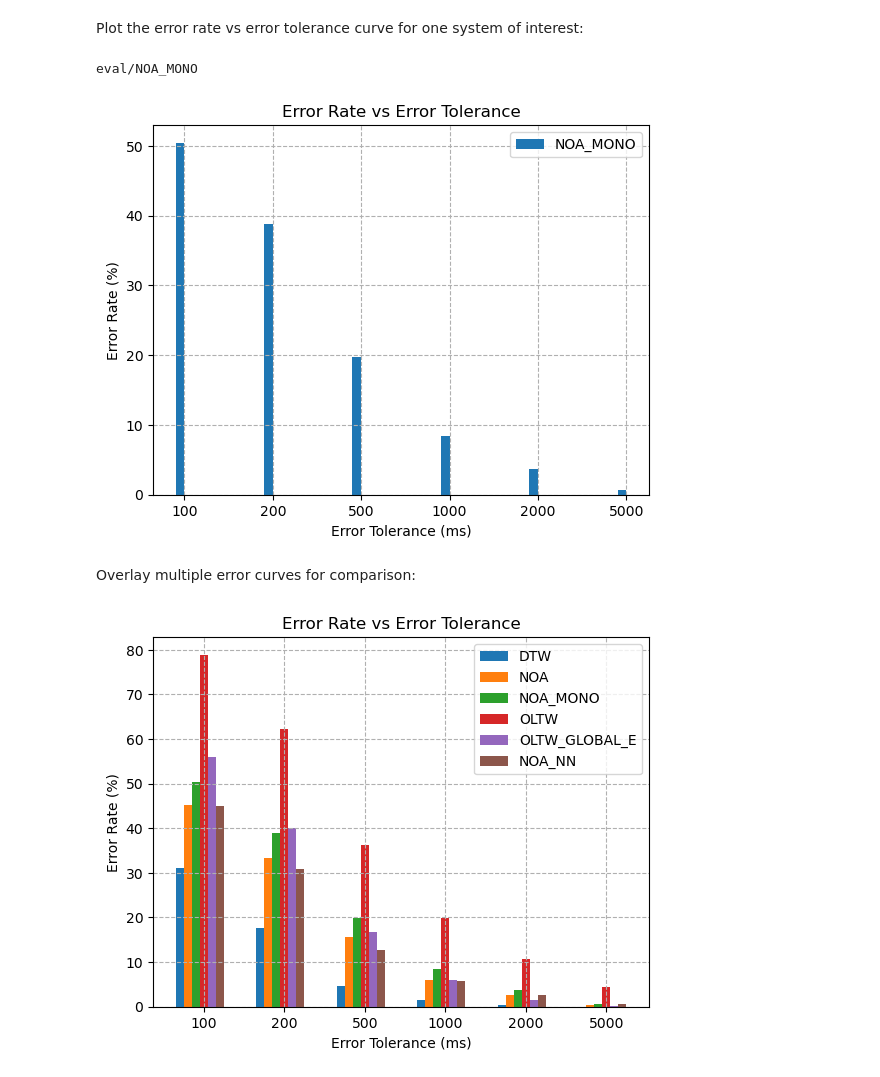
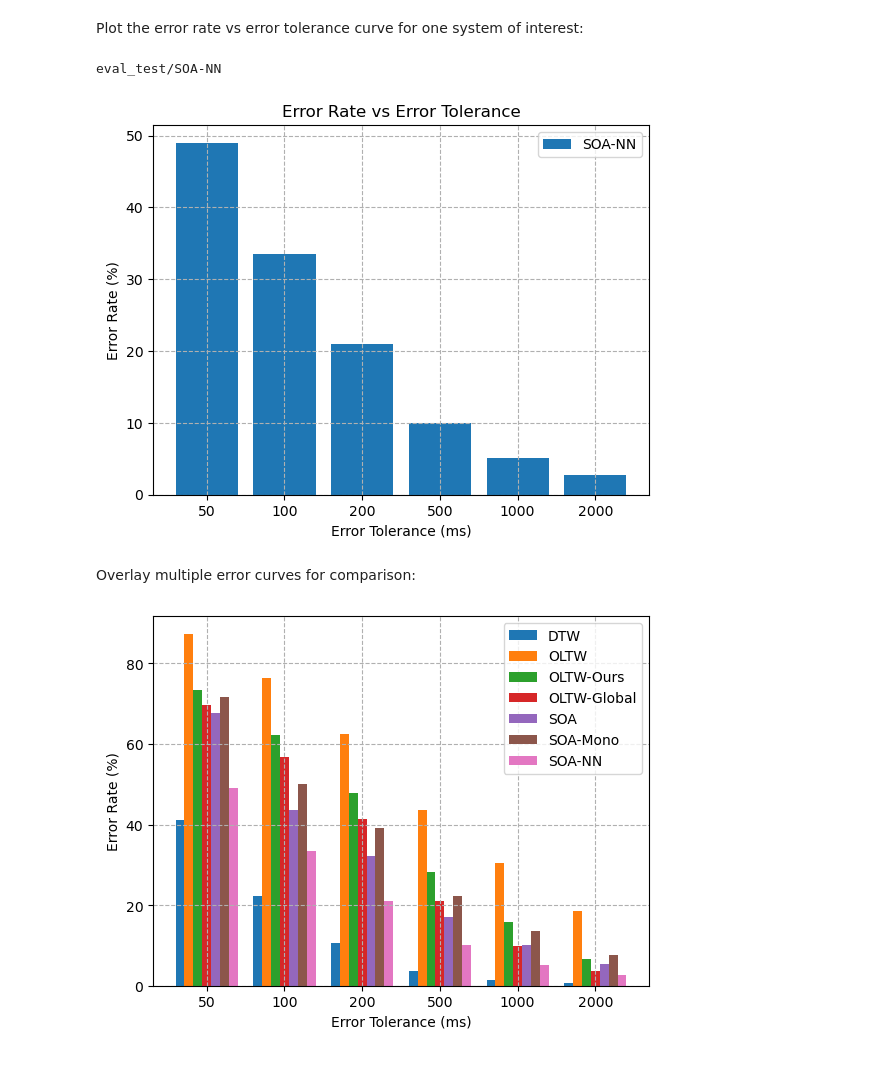
Before and after one commit to HMC-MIR/SimRealtimeMazurkaBenchmark, a Jupyter notebook: 03_Evaluate.ipynb, the cells around one changed output. Drawn from its saved outputs; the diff is of its cells as text; code cells hidden in the pictures.

```diff
--- a/03_Evaluate.ipynb
+++ b/03_Evaluate.ipynb
@@ -21,9 +21,9 @@ import eval_tools
 # %% [markdown]
 First we calculate the alignment errors of a given system on all evaluated measures.
 # %%
-systems = ['DTW', 'NOA', 'NOA_MONO', 'OLTW', 'OLTW_GLOBAL_E', 'NOA_NN']
+systems = ['DTW', 'OLTW', 'OLTW-Ours', 'OLTW-Global', 'SOA', 'SOA-Mono', 'SOA-NN']
 lags = [0, 100, 200, 300, 400, 500]
-scenarios_dir = 'scenarios'
+scenarios_dir = 'scenarios_test'
 # %% [markdown]
 ### Evaluate Alignment
 # %%
@@ -57,6 +39,7 @@ Evaluation complete. Success: 45, Failed: 0. Results saved to eval/NOA_NN/errs.p
 # %% [markdown]
 We can visualize the results by plotting the error rate across a range of error tolerances.
 # %%
+
 def plotErrorVsTolerance(eval_dirs, maxTol, savefile = None, style='bar', tols = None, bar_tols=None):
     '''
     Plots the error rate across a range of error tolerances.
@@ -71,7 +54,7 @@ def plotErrorVsTolerance(eval_dirs, maxTol, savefile = None, style='bar', tols =
     '''
 
     errRates_list = []
-    #color=['blue','orange','green','lightgreen','red'] # hard coded for main results figure
+    num_systems = len(eval_dirs)
     for i, eval_dir in enumerate(eval_dirs):
 
         # load
@@ -90,46 +73,48 @@ def plotErrorVsTolerance(eval_dirs, maxTol, savefile = None, style='bar', tols =
             bar_tols = tols
         errRates = np.zeros(len(tols))
         for j in range(len(tols)):
-            errRates[j] = np.mean(np.abs(errs) > tols[j]/1000)
+            filtered_errs = [e for e in errs if e is not None]
+            try:
+                errRates[j] = np.mean(np.abs(filtered_errs) > tols[j]/1000)
+            except Exception as e:
+                print(f"Error: {filtered_errs} | Exception: {e}")
+
         errRates_list.append(errRates)
 
         if style == 'line':
             plt.plot(tols, errRates * 100.0)
         elif style == 'bar':
-            bar_width = 0.1
+            # Adaptively set bar_width based on the number of systems so that bars are visually balanced
+            bar_width = 0.8 / num_systems if num_systems > 0 else 0.1
             errs = [errRates[tol] * 100.0 for tol in range(len(bar_tols))]
             pos = np.arange(len(errs)) + i * bar_width
-            # hard code for main results figure
-            #plt.bar(pos, errs, width=bar_width, label=os.path.basename(eval_dir), color = color[i])
             plt.bar(pos, errs, width=bar_width, label=os.path.basename(eval_dir))
-            plt.xticks([r + bar_width*len(eval_dirs)/2 for r in range(len(bar_tols))], map(str, bar_tols))
+            plt.xticks([r + bar_width*num_systems/2 - bar_width/2 for r in range(len(bar_tols))], map(str, bar_tols))
 
     plt.ylabel('Error Rate (%)')
     plt.xlabel('Error Tolerance (ms)')
     plt.legend([os.path.basename(eval_dir) for eval_dir in eval_dirs])
     plt.grid(linestyle='--')
-    plt.title('Error Rate vs Error Tolerance')
     plt.show()
     if savefile:
         plt.savefig(savefile)
-
     return errRates_list, tols
 # %% [markdown]
 Plot the error rate vs error tolerance curve for one system of interest:
 # %%
 maxTol = 5000 # in milliseconds
-tols = [100,200,500, 1000, 2000, 5000]
-eval_dir = f'eval/{systems[2]}'
+tols = [50, 100,200,500, 1000, 2000]
+eval_dir = f'eval_test/{systems[-1]}'
 print(eval_dir)
 errRates_list, tols = plotErrorVsTolerance([eval_dir], maxTol, tols = tols, savefile=False)
 # %% [output]
-eval/NOA_MONO
+eval_test/SOA-NN
-[figure, old version]
+[figure, new version]
 # %% [markdown]
 Overlay multiple error curves for comparison:
 # %%
 systems_to_compare = systems
-eval_dirs = [f'eval/{s}' for s in systems_to_compare]
-errRates_list, tols = plotErrorVsTolerance(eval_dirs, maxTol = 1000,tols = tols)
+eval_dirs = [f'eval_test/{s}' for s in systems_to_compare]
+errRates_list, tols = plotErrorVsTolerance(eval_dirs, maxTol = 2000, tols = tols)
 # %% [output]
-[figure, old version]
+[figure, new version]
```
Also changed, not shown: parts of 2 cells of this notebook, 9 other files.
